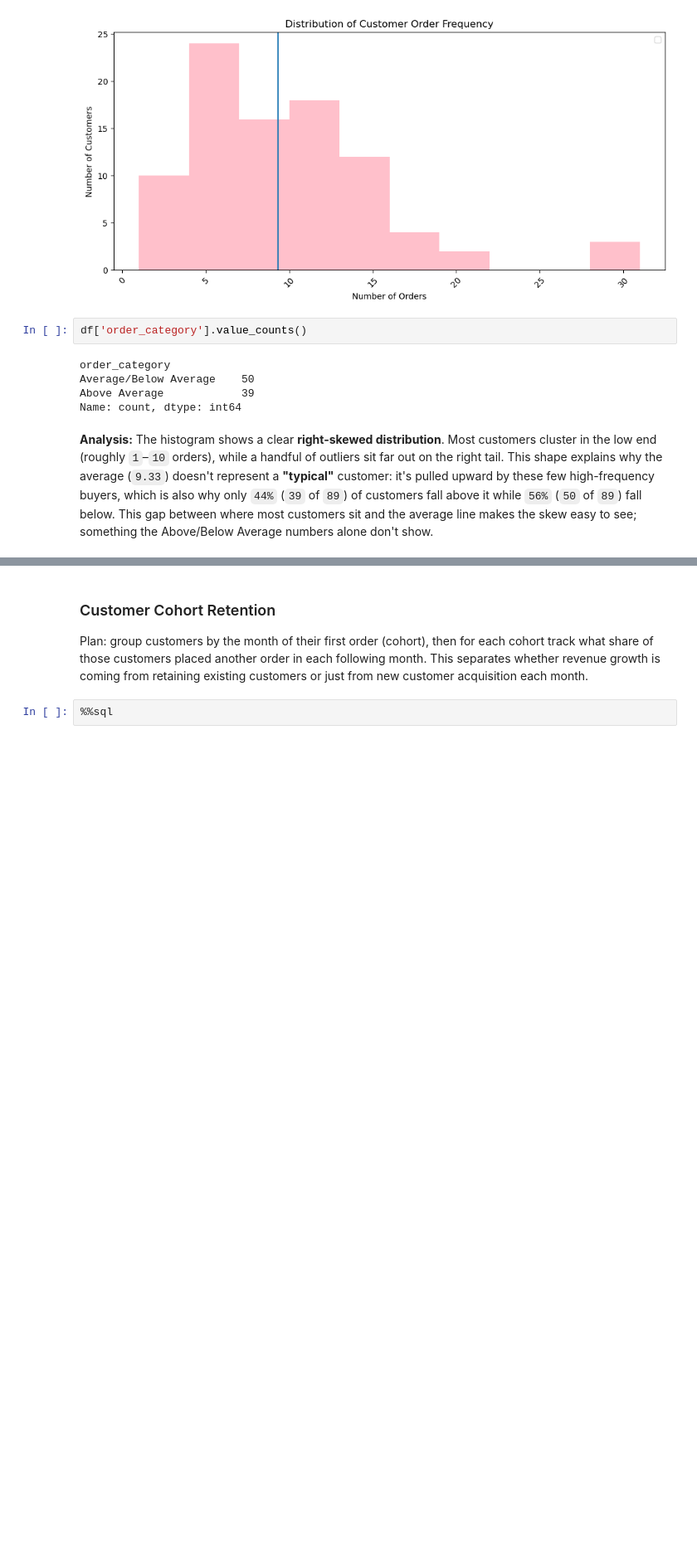
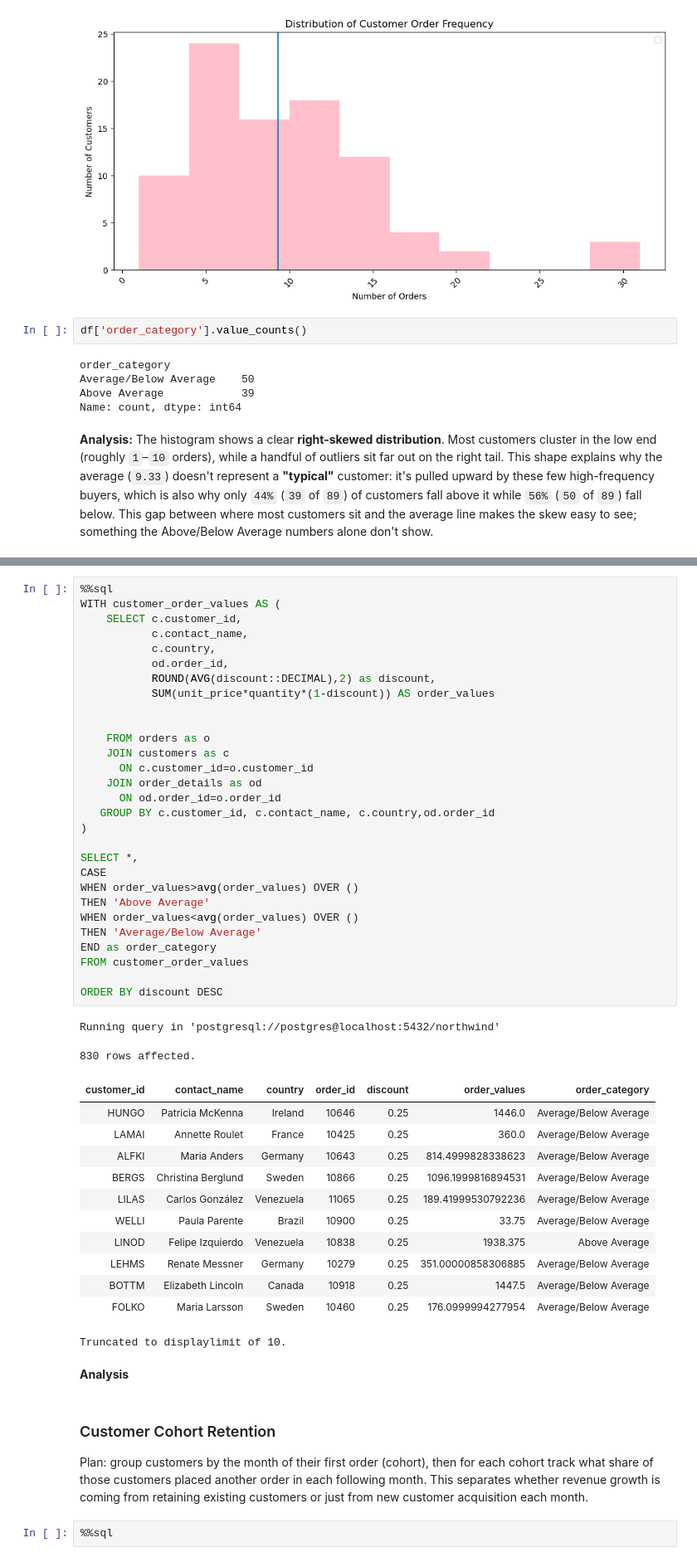
Before and after one commit to IsabelKwon/Northwind-Traders, a Jupyter notebook: northwind/northwind_query.ipynb, the cells around one changed output, grey strips where cells are left out. Shown at 83% size. Cells and saved outputs as stored; diff of their text form; blank space fills up the shorter version.

Commit message:
Add per-order value comparison against the average, with discount

```diff
--- a/northwind/northwind_query.ipynb
+++ b/northwind/northwind_query.ipynb
@@ -548,3 +551,49 @@ Name: count, dtype: int64
+# %%
+%%sql
+WITH customer_order_values AS (
+    SELECT c.customer_id,
+           c.contact_name,
+           c.country,
+           od.order_id,
+           ROUND(AVG(discount::DECIMAL),2) as discount,
+           SUM(unit_price*quantity*(1-discount)) AS order_values
+
+
+    FROM orders as o
+    JOIN customers as c
+      ON c.customer_id=o.customer_id
+    JOIN order_details as od
+      ON od.order_id=o.order_id
+   GROUP BY c.customer_id, c.contact_name, c.country,od.order_id
+)
+
+SELECT *,
+CASE
+WHEN order_values>avg(order_values) OVER ()
+THEN 'Above Average'
+WHEN order_values<avg(order_values) OVER ()
+THEN 'Average/Below Average'
+END as order_category
+FROM customer_order_values
+
+ORDER BY discount DESC
+# %% [output]
+Running query in 'postgresql://postgres@localhost:5432/northwind'
+830 rows affected.
+| customer_id | contact_name | country | order_id | discount | order_values | order_category |
+| HUNGO | Patricia McKenna | Ireland | 10646 | 0.25 | 1446.0 | Average/Below Average |
+| LAMAI | Annette Roulet | France | 10425 | 0.25 | 360.0 | Average/Below Average |
+| ALFKI | Maria Anders | Germany | 10643 | 0.25 | 814.4999828338623 | Average/Below Average |
+| BERGS | Christina Berglund | Sweden | 10866 | 0.25 | 1096.1999816894531 | Average/Below Average |
+| LILAS | Carlos González | Venezuela | 11065 | 0.25 | 189.41999530792236 | Average/Below Average |
+| WELLI | Paula Parente | Brazil | 10900 | 0.25 | 33.75 | Average/Below Average |
+| LINOD | Felipe Izquierdo | Venezuela | 10838 | 0.25 | 1938.375 | Above Average |
+| LEHMS | Renate Messner | Germany | 10279 | 0.25 | 351.00000858306885 | Average/Below Average |
+| BOTTM | Elizabeth Lincoln | Canada | 10918 | 0.25 | 1447.5 | Average/Below Average |
+| FOLKO | Maria Larsson | Sweden | 10460 | 0.25 | 176.0999994277954 | Average/Below Average |
+Truncated to displaylimit of 10.
+# %% [markdown]
+**Analysis**
 # %% [markdown]
 ### Customer Cohort Retention
 
```
Also changed, not shown: parts of 2 cells of this notebook.
